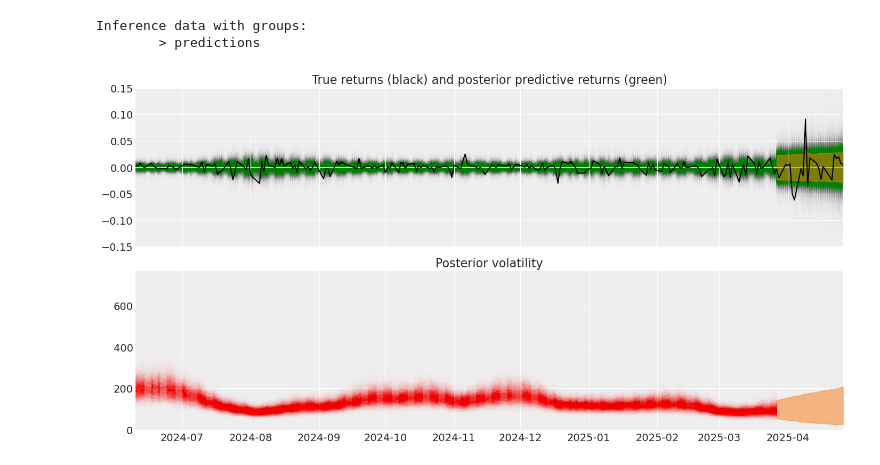
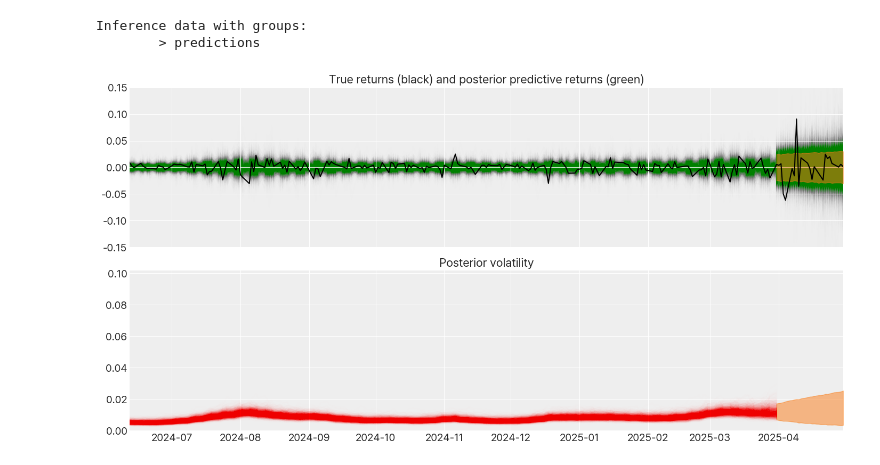
Before and after one commit to birdblues/BAP3, a Jupyter notebook: 연습/svmodel copy 2.ipynb, the cells around one changed output. Cells and saved outputs as stored; diff of their text form; code cells hidden in the pictures.

Commit message:
add jump model

```diff
--- a/연습/svmodel copy 2.ipynb
+++ b/연습/svmodel copy 2.ipynb
@@ -74,11 +75,11 @@ def make_stochastic_volatility_model(data):
         step_size = pm.Exponential("step_size", 10)
         log_volatility = pm.GaussianRandomWalk("log_volatility", sigma=step_size, dims="time")
         volatility = pm.Deterministic("volatility", pm.math.exp(log_volatility), dims="time")
-        # lam = pm.Deterministic("lambda", pm.math.exp(-2 * log_volatility))
-        sigma = pm.Deterministic("sigma", pm.math.exp(-log_volatility))
+        lam = pm.Deterministic("lambda", pm.math.exp(-2 * log_volatility))
+        # sigma = pm.Deterministic("sigma", pm.math.exp(-log_volatility))
         nu = pm.Exponential("nu", 0.1)
         pm.StudentT(
-            "returns", nu=nu, sigma=sigma , observed=data["log_change"], dims="time"
+            "returns", nu=nu, lam=lam, observed=data["log_change"], dims="time"
         )
     return model
 
@@ -178,9 +179,9 @@ os.environ["XLA_FLAGS"]
 # %%
 with stochastic_vol_model:
     idata.extend(pm.sample(3000, random_seed=rng, target_accept=0.95, idata_kwargs={"log_likelihood": True},
-                           nuts_sampler="numpyro",
+                        #    nuts_sampler="numpyro",
                            chains=8,        # 한 번에 하나의 체인만 실행
-                           cores=1,
+                           cores=8,
                            ))
 
 posterior = idata.posterior.stack(pooled_chain=("chain", "draw"))
@@ -367,13 +372,6 @@ Inference data with groups:
         > observed_data
 # %%
 def create_forecast_model(data, idata, forecast_steps):
-    """
-    data: 원본 데이터프레임
-    idata: 학습된 사후분포 (InferenceData 객체)
-    forecast_steps: 예측 기간
-    """
-    import pymc as pm
-    import numpy as np
 
     # 기존 모델의 마지막 시점 인덱스
     last_time = data.index[-1]
@@ -413,14 +411,15 @@ def create_forecast_model(data, idata, forecast_steps):
         forecast_volatility = pm.Deterministic("forecast_volatility", pm.math.exp(forecast_log_volatility), dims="forecast_time")
 
         # Student-T 분포의 파라미터 설정
-        sigma = pm.Deterministic("sigma", pm.math.exp(-forecast_log_volatility))
+        # sigma = pm.Deterministic("sigma", pm.math.exp(-forecast_log_volatility))
+        lam = pm.Deterministic("lambda", pm.math.exp(-2 * forecast_log_volatility))
         nu = pm.Exponential("nu", 0.1)
 
         # 예측된 변동성에 따른 Student-T 분포 생성
         forecast_returns = pm.StudentT(
             "forecast_returns",
             nu=nu,
-            sigma=sigma,
+            lam=lam,
             dims="forecast_time"
         )
 
@@ -429,0 +462,10 @@ forecast_model = create_forecast_model(train_data, idata=idata, forecast_steps=3
+# %%
+forecast_model = create_forecast_model(train_data, idata=idata, forecast_steps=30)
+
+with forecast_model:
+    forecast_posterior = pm.sample_posterior_predictive(
+        idata,
+        var_names=["forecast_returns", "forecast_log_volatility", "forecast_volatility"],
+        predictions=True,
+        random_seed=rng
+    )
@@ -457,37 +521,32 @@ Inference data with groups:
 # %%
 fig, axes = plt.subplots(nrows=2, figsize=(14, 7), sharex=True)
 returns["log_change"].plot(ax=axes[0], color="black")
 
 y_vals = posterior_predictive.posterior_predictive["returns"].stack(pooled_chain=("chain", "draw")).isel(pooled_chain=slice(None, None, 10))
 x_vals1 = y_vals.time.astype(np.datetime64)
-ax.plot(x_vals1, y_vals, "g", alpha=0.002,
+axes[0].plot(x_vals1, y_vals, "g", alpha=0.002,
     zorder=-10)
 
 y_vals = posterior["volatility"].isel(pooled_chain=slice(None, None, 10))
 x_vals = y_vals.time.astype(np.datetime64)
 axes[1].plot(x_vals, y_vals, "r", alpha=0.002)
-
-y_vals = posterior_predictive.posterior_predictive["returns"].stack(pooled_chain=("chain", "draw")).isel(pooled_chain=slice(None, None, 10))
-x_vals = y_vals.time.astype(np.datetime64)
-axes[0].plot(x_vals, y_vals, "g", alpha=0.002,
-    zorder=-10)
 
 stack = forecast_posterior.predictions["forecast_returns"].stack(pooled_chain=("chain", "draw"))
 y_vals = stack.isel(pooled_chain=slice(None, None, 1))
 x_vals = y_vals.forecast_time.astype(np.datetime64)
 axes[0].plot(x_vals, y_vals, "g", alpha=0.002,
     zorder=-10)
 
 az.plot_hdi(x=x_vals, y=forecast_posterior.predictions["forecast_returns"], ax=axes[0], smooth=False)
 az.plot_hdi(x=x_vals, y=forecast_posterior.predictions["forecast_volatility"], ax=axes[1], smooth=False)
 axes[1].set_xlim(x_vals1[-200], x_vals.max())
 axes[0].set_ylim(-0.15, 0.15)
 axes[1].set_ylim(bottom=0)
 
 axes[0].set_title("True returns (black) and posterior predictive returns (green)")
 axes[1].set_title("Posterior volatility");
 # %% [output]
-[figure, old version]
+[figure, new version]
 # %%
 fig, ax = plt.subplots(figsize=(14, 4))
 returns["log_change"].plot(ax=ax, color="black")
```
Also changed, not shown: parts of 27 cells of this notebook, 2 other files.
